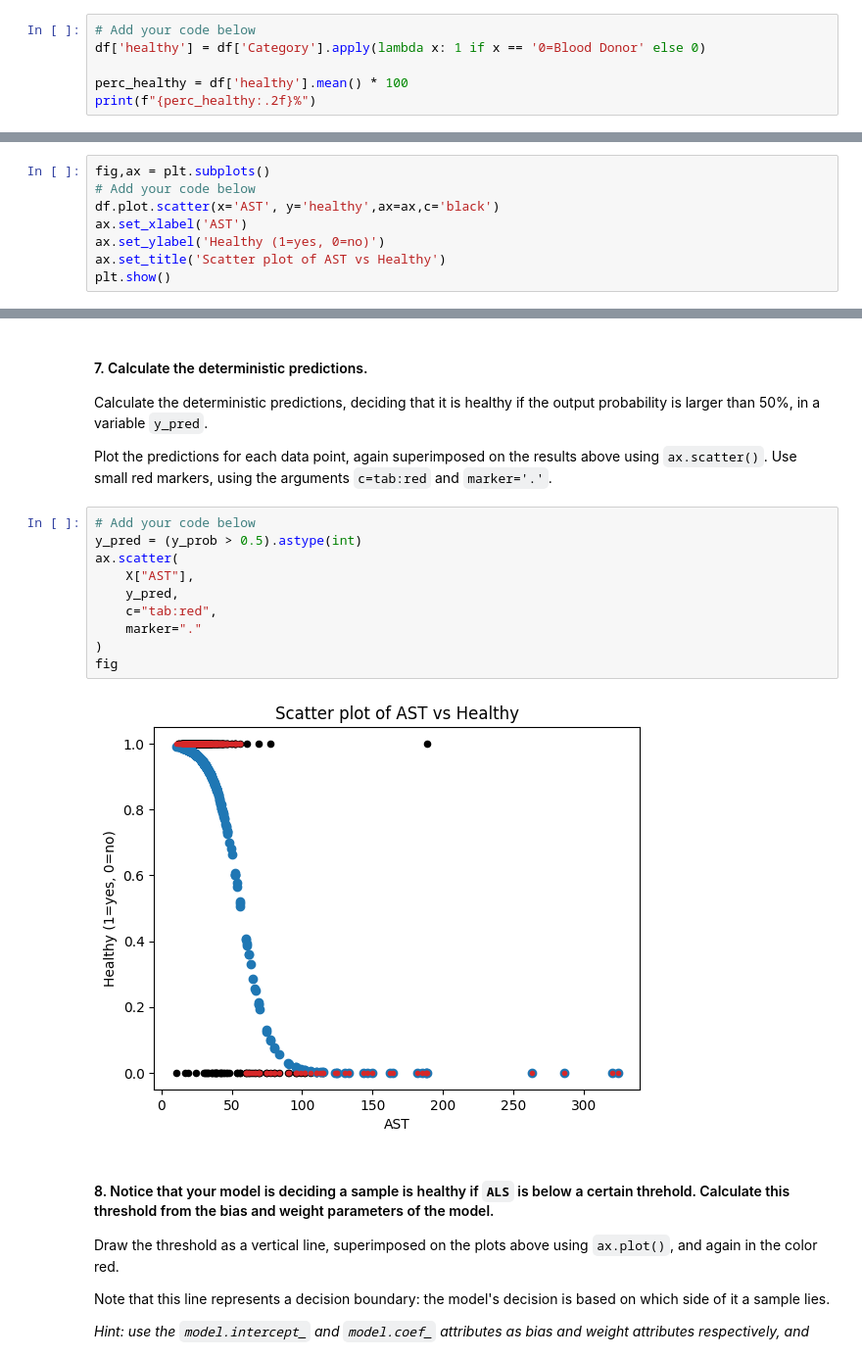
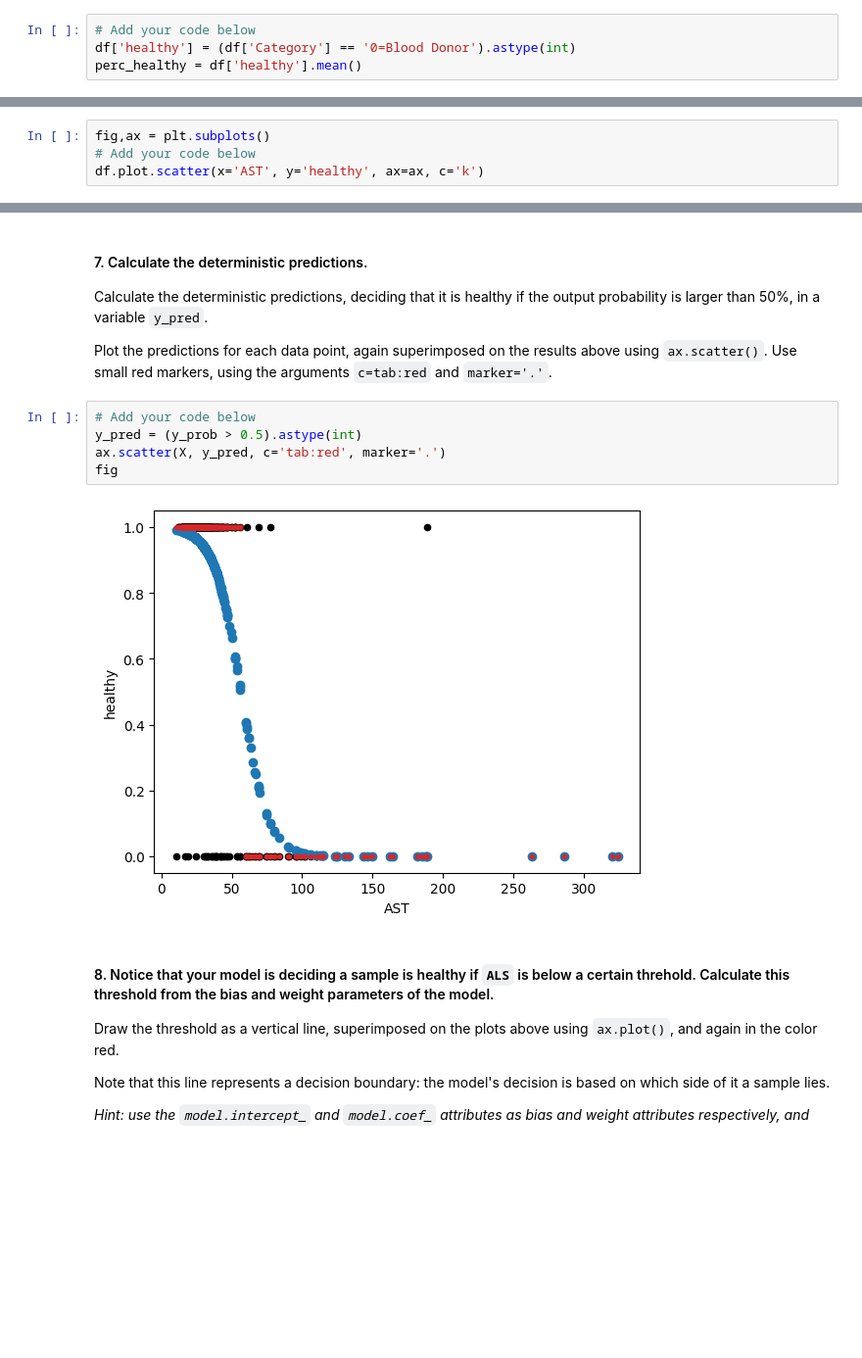
Before and after one commit to asankova/cambridge-spark, a Jupyter notebook: 3-supervised-classification/4-LR-analysis-of-blood-health/logistic_regression.ipynb, the cells around one changed output, grey strips where cells are left out. Shown at 98% size. Drawn from its saved outputs; the diff is of its cells as text; blank space fills up the shorter version.

```diff
--- a/3-supervised-classification/4-LR-analysis-of-blood-health/logistic_regression.ipynb
+++ b/3-supervised-classification/4-LR-analysis-of-blood-health/logistic_regression.ipynb
@@ -58,7 +58,5 @@ Create a binary variable called `healthy` that is one when the patient is a heal
 Calculate the percentage of healthy patient in the dataset, and save it to the variable `perc_healthy`.
 # %%
 # Add your code below
-df['healthy'] = df['Category'].apply(lambda x: 1 if x == '0=Blood Donor' else 0)
-
-perc_healthy = df['healthy'].mean() * 100
-print(f"{perc_healthy:.2f}%")
+df['healthy'] = (df['Category'] == '0=Blood Donor').astype(int)
+perc_healthy = df['healthy'].mean()
@@ -156,9 +150,5 @@ Note that the `fig` and `ax` variables can be reused in cells below to plot over
 # %%
 fig,ax = plt.subplots()
 # Add your code below
-df.plot.scatter(x='AST', y='healthy',ax=ax,c='black')
-ax.set_xlabel('AST')
-ax.set_ylabel('Healthy (1=yes, 0=no)')
-ax.set_title('Scatter plot of AST vs Healthy')
-plt.show()
+df.plot.scatter(x='AST', y='healthy', ax=ax, c='k')
 # %% [output]
@@ -204,15 +195,10 @@ Plot the predictions for each data point, again superimposed on the results abov
 # %%
 # Add your code below
 y_pred = (y_prob > 0.5).astype(int)
-ax.scatter(
-    X["AST"],
-    y_pred,
-    c="tab:red",
-    marker="."
-)
+ax.scatter(X, y_pred, c='tab:red', marker='.')
 fig
 # %% [output]
-[figure, old version]
+[figure, new version]
 # %% [markdown]
 #### 8. Notice that your model is deciding a sample is healthy if `ALS` is below a certain threhold. Calculate this threshold from the bias and weight parameters of the model.
 
```
Also changed, not shown: parts of 20 cells of this notebook.
